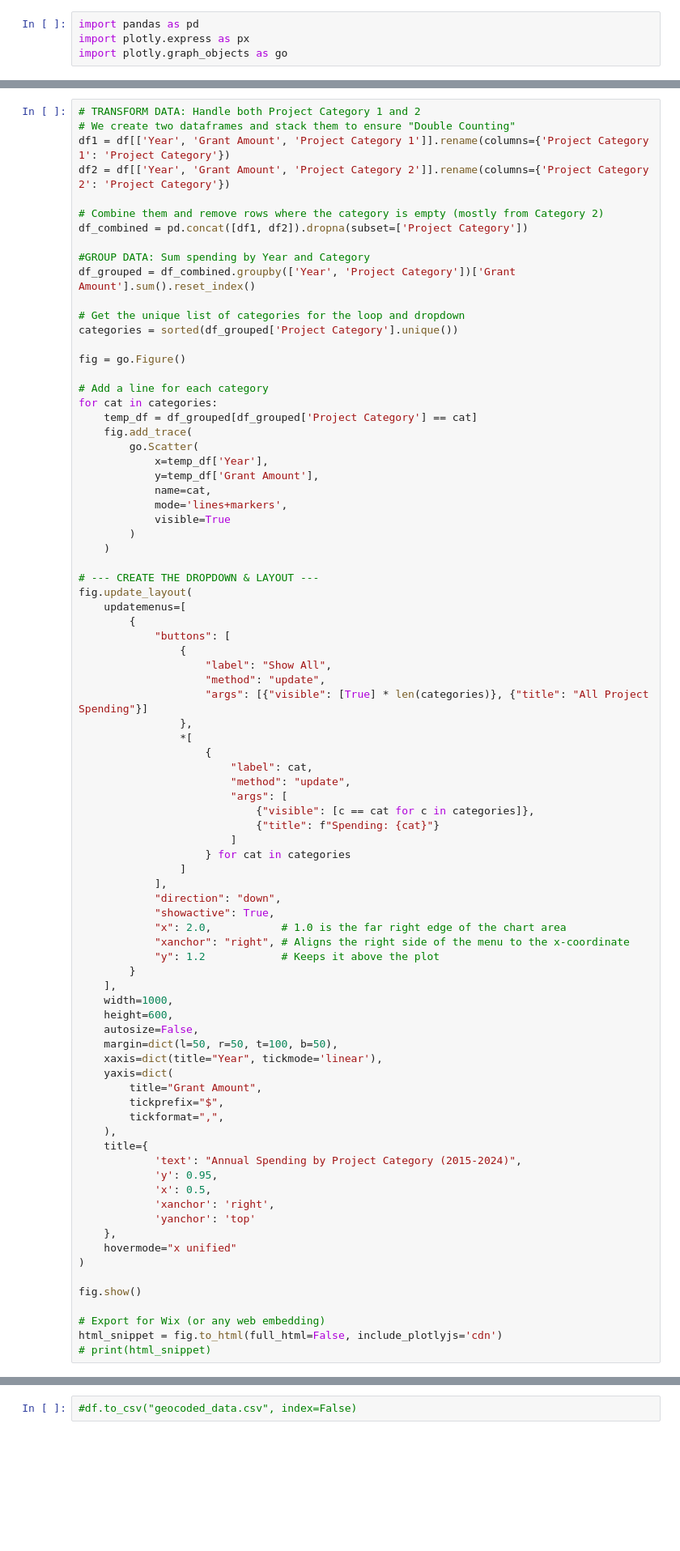
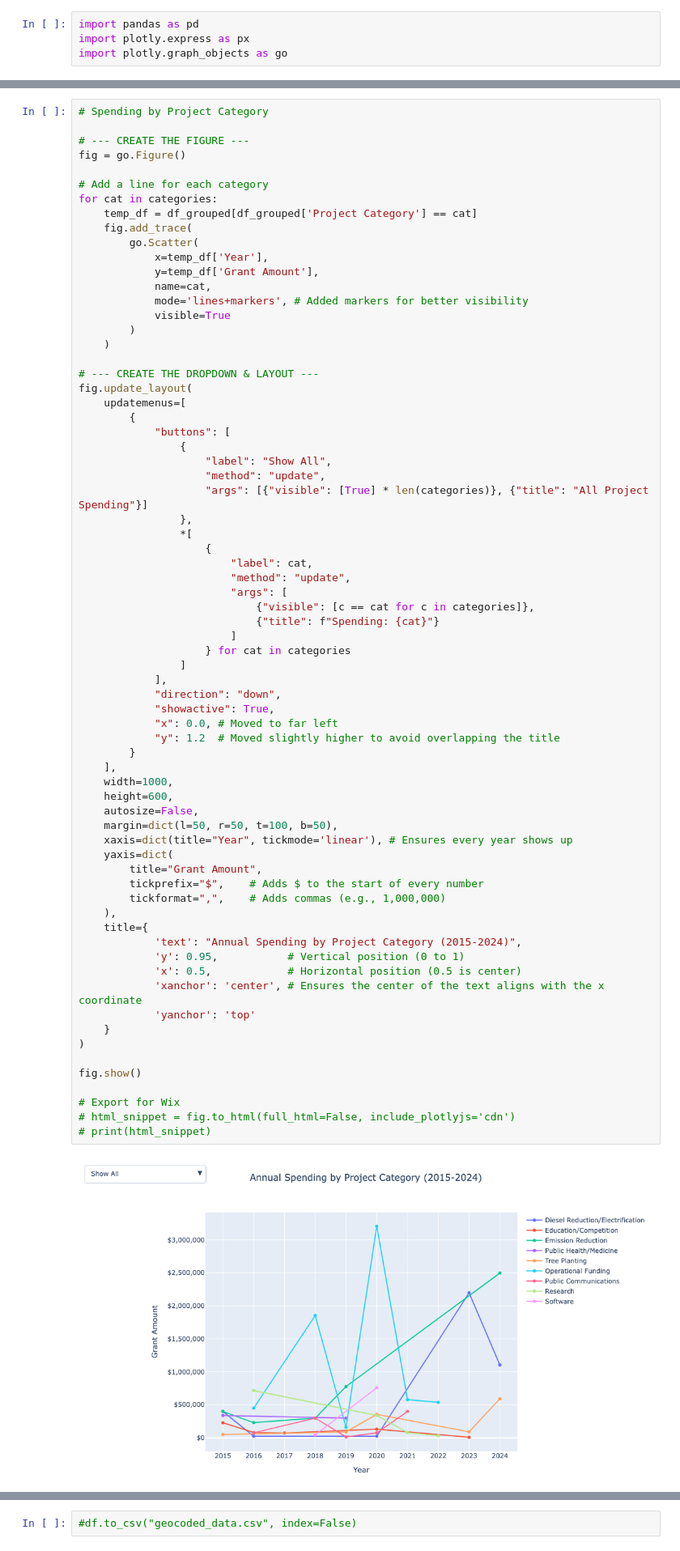
Before and after one commit to hkwee782/GASP-Clean-Air-Fund, a Jupyter notebook: charts.ipynb, the cells around one changed output, grey strips where cells are left out. Shown at 81% size. Drawn from its saved outputs; the diff is of its cells as text; blank space fills up the shorter version.

```diff
--- a/charts.ipynb
+++ b/charts.ipynb
@@ -73,18 +100,7 @@ html_snippet = fig.to_html(full_html=False, include_plotlyjs='cdn')
 # %%
-# TRANSFORM DATA: Handle both Project Category 1 and 2
-# We create two dataframes and stack them to ensure "Double Counting"
-df1 = df[['Year', 'Grant Amount', 'Project Category 1']].rename(columns={'Project Category 1': 'Project Category'})
-df2 = df[['Year', 'Grant Amount', 'Project Category 2']].rename(columns={'Project Category 2': 'Project Category'})
+# Spending by Project Category
 
-# Combine them and remove rows where the category is empty (mostly from Category 2)
-df_combined = pd.concat([df1, df2]).dropna(subset=['Project Category'])
-
-#GROUP DATA: Sum spending by Year and Category
-df_grouped = df_combined.groupby(['Year', 'Project Category'])['Grant Amount'].sum().reset_index()
-
-# Get the unique list of categories for the loop and dropdown
-categories = sorted(df_grouped['Project Category'].unique())
-
+# --- CREATE THE FIGURE ---
 fig = go.Figure()
 
 # Add a line for each category
@@ -95,7 +111,7 @@ for cat in categories:
             x=temp_df['Year'],
             y=temp_df['Grant Amount'],
             name=cat,
-            mode='lines+markers',
+            mode='lines+markers', # Added markers for better visibility
             visible=True
         )
     )
@@ -113,43 +129,43 @@ fig.update_layout(
                 *[
                     {
                         "label": cat,
                         "method": "update",
                         "args": [
                             {"visible": [c == cat for c in categories]},
                             {"title": f"Spending: {cat}"}
                         ]
                     } for cat in categories
                 ]
             ],
             "direction": "down",
             "showactive": True,
-            "x": 2.0,           # 1.0 is the far right edge of the chart area
-            "xanchor": "right", # Aligns the right side of the menu to the x-coordinate
-            "y": 1.2            # Keeps it above the plot
+            "x": 0.0, # Moved to far left
+            "y": 1.2  # Moved slightly higher to avoid overlapping the title
         }
     ],
     width=1000,
     height=600,
     autosize=False,
     margin=dict(l=50, r=50, t=100, b=50),
-    xaxis=dict(title="Year", tickmode='linear'),
+    xaxis=dict(title="Year", tickmode='linear'), # Ensures every year shows up
     yaxis=dict(
         title="Grant Amount",
-        tickprefix="$",
-        tickformat=",",
+        tickprefix="$",    # Adds $ to the start of every number
+        tickformat=",",    # Adds commas (e.g., 1,000,000)
     ),
     title={
             'text': "Annual Spending by Project Category (2015-2024)",
-            'y': 0.95,
-            'x': 0.5,
-            'xanchor': 'right',
+            'y': 0.95,           # Vertical position (0 to 1)
+            'x': 0.5,            # Horizontal position (0.5 is center)
+            'xanchor': 'center', # Ensures the center of the text aligns with the x coordinate
             'yanchor': 'top'
-    },
-    hovermode="x unified"
+    }
 )
 
 fig.show()
 
-# Export for Wix (or any web embedding)
-html_snippet = fig.to_html(full_html=False, include_plotlyjs='cdn')
+# Export for Wix
+# html_snippet = fig.to_html(full_html=False, include_plotlyjs='cdn')
 # print(html_snippet)
+# %% [output]
+[figure, added]
```
Also changed, not shown: parts of 13 cells of this notebook, 1 other file.
